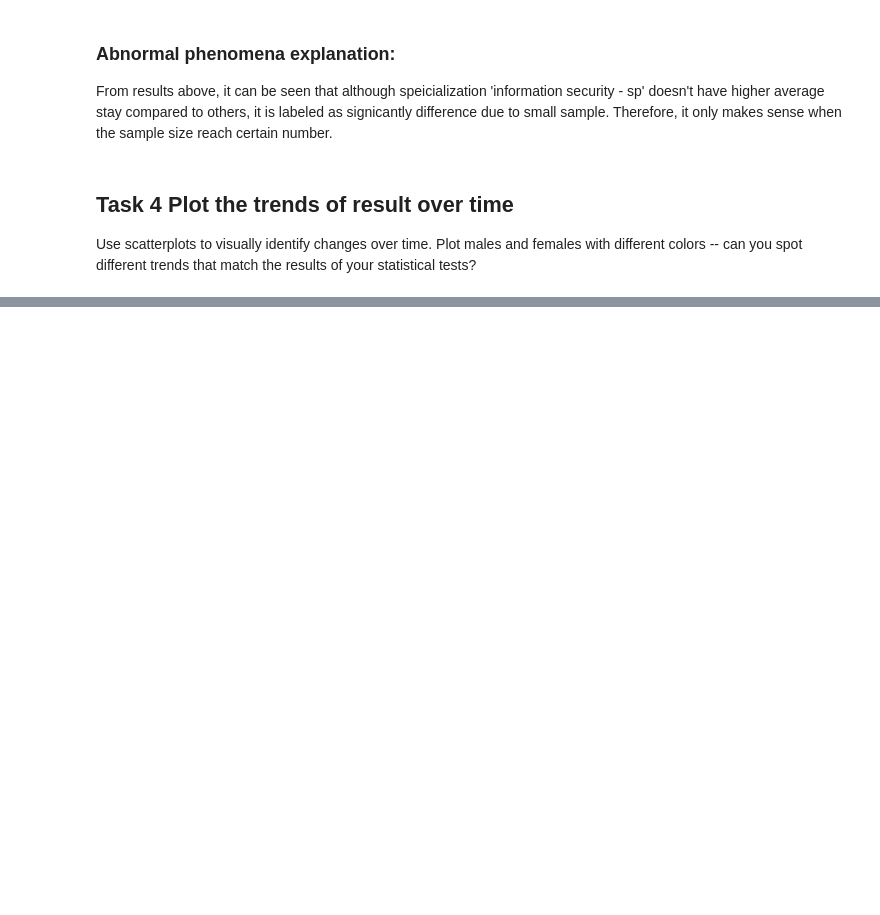
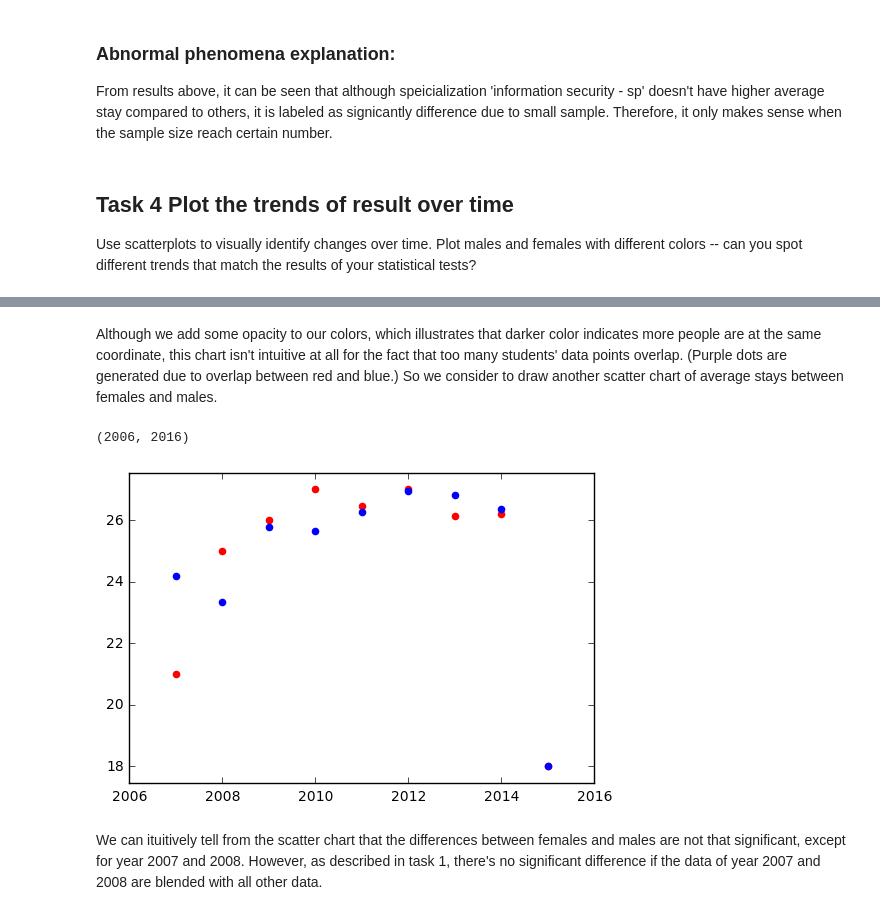
Before and after one commit to yws12/adaTest, a Jupyter notebook: HW2/masterAnalysis.ipynb, the cells around one changed output, grey strips where cells are left out. Drawn from its saved outputs; the diff is of its cells as text; code cells hidden in the pictures; blank space fills up the shorter version.

```diff
--- a/HW2/masterAnalysis.ipynb
+++ b/HW2/masterAnalysis.ipynb
@@ -249,0 +259,18 @@ dfGenderMatri.head()
+# %% [markdown]
+Although we add some opacity to our colors, which illustrates that darker color indicates more people are at the same coordinate, this chart isn't intuitive at all for the fact that too many students' data points overlap. (Purple dots are generated due to overlap between red and blue.) So we consider to draw another scatter chart of average stays between females and males.
+# %%
+mean_groups = dfGenderMatri.groupby(['gender', 'matriculation year']).agg({'time': 'mean'})
+re_mean_groups = mean_groups.reset_index()
+re_mean_groups['year'] = re_mean_groups['matriculation year'].apply(lambda x: x.split('-')[0]).astype('int')
+
+fig, ax = plt.subplots()
+ax.margins(0.05)
+COLOR = {'Monsieur': 'blue', 'Madame': 'red'}
+for name, group in re_mean_groups.groupby('gender'):
+    ax.scatter(x=group.year, y=group.time, color=COLOR[name])
+plt.xlim(xmin=2006, xmax=2016)
+# %% [output]
+(2006, 2016)
+[figure, added]
+# %% [markdown]
+We can ituitively tell from the scatter chart that the differences between females and males are not that significant, except for year 2007 and 2008. However, as described in task 1, there's no significant difference if the data of year 2007 and 2008 are blended with all other data.
```
Also changed, not shown: parts of 9 cells of this notebook.
